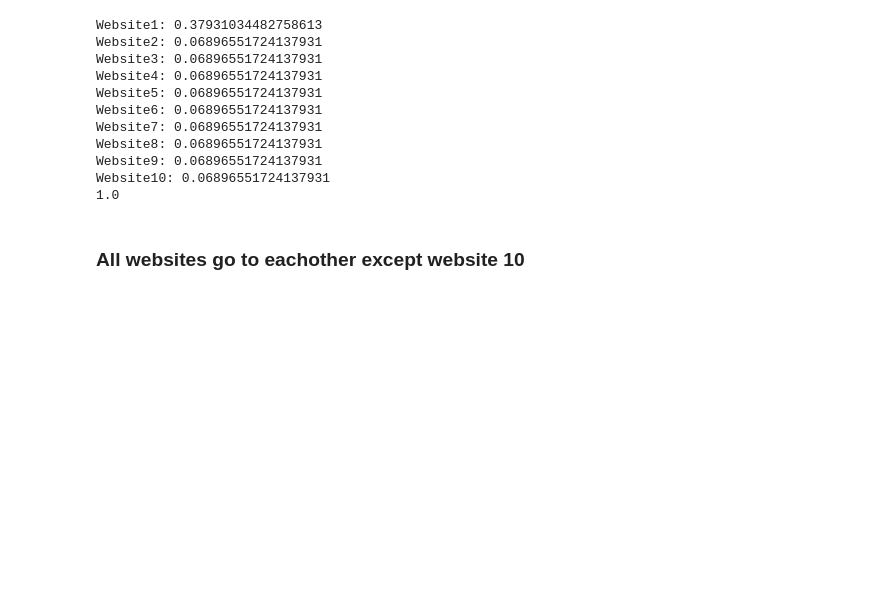
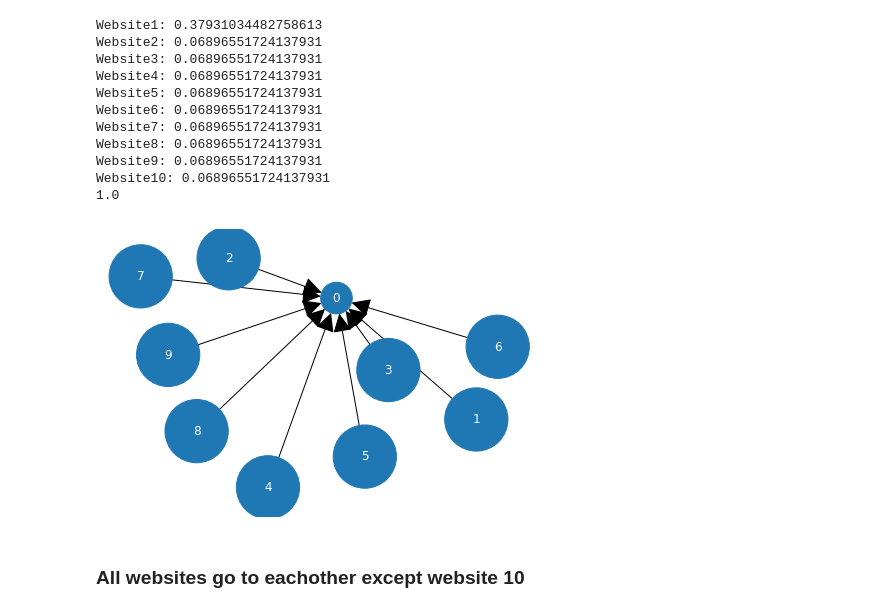
Before and after one commit to Yvee1/pagerank, a Jupyter notebook: pagerank.ipynb, the cells around one changed output. Cells and saved outputs as stored; diff of their text form; code cells hidden in the pictures; blank space fills up the shorter version.

```diff
--- a/pagerank.ipynb
+++ b/pagerank.ipynb
@@ -913,6 +962,10 @@ Website8: 0.06896551724137931
 Website9: 0.06896551724137931
 Website10: 0.06896551724137931
 1.0
+# %%
+networkAllToOne.plot1()
+# %% [output]
+[figure, added]
 # %% [markdown]
 ### All websites go to eachother except website 10
 # %%
```
Also changed, not shown: parts of 28 cells of this notebook, 1 other file.
